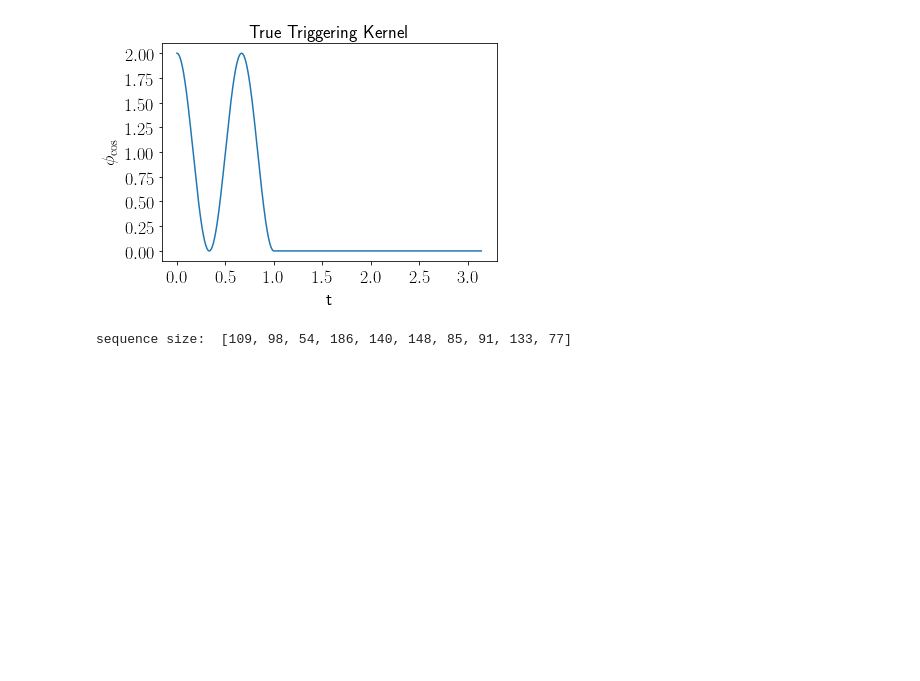
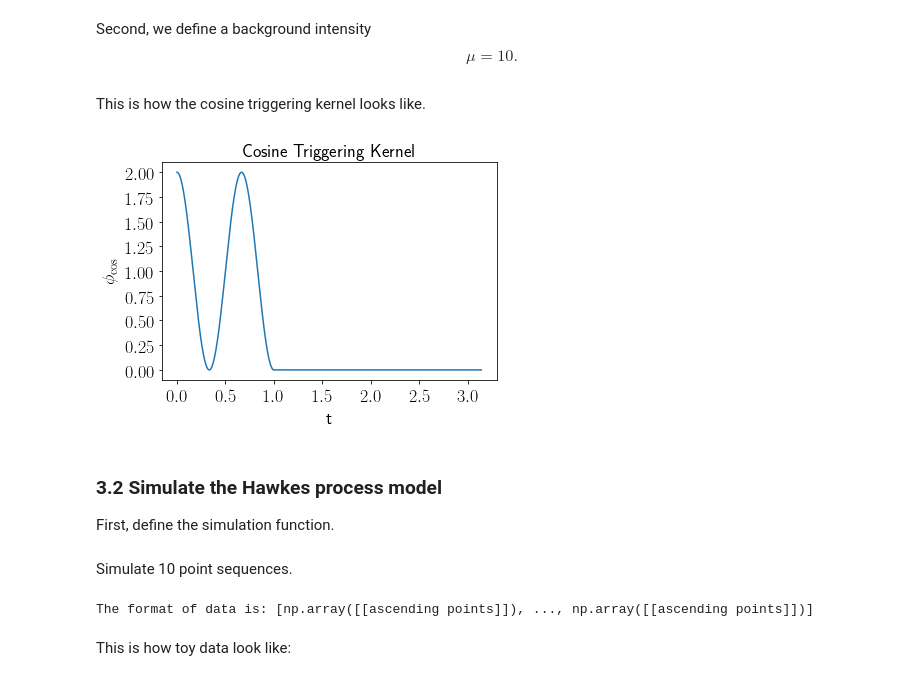
Before and after one commit to RuiZhang2016/Efficient-Nonparametric-Bayesian-Hawkes-Processes, a Jupyter notebook: Gibbs_Hawkes.ipynb, the cells around one changed output. Cells and saved outputs as stored; diff of their text form; code cells hidden in the pictures; blank space fills up the shorter version.

```diff
--- a/Gibbs_Hawkes.ipynb
+++ b/Gibbs_Hawkes.ipynb
@@ -106,0 +118,2 @@ def sij(x, phi, mu):
+# %% [markdown]
+Second, we define a background intensity $$\mu=10.$$
@@ -107,3 +125,20 @@ def sij(x, phi, mu):
+# %% [markdown]
+This is how the cosine triggering kernel looks like.
+# %%
+# visualize the triggering kernel
+xplot = np.linspace(0,run_time,1024)
+plt.plot(xplot, tf_phi_cos.value(xplot))
+plt.xlabel('t',fontsize=18)
+plt.ylabel('$\phi_{\cos}$',fontsize=18)
+plt.xticks(fontsize=18)
+plt.yticks(fontsize=18)
+plt.title('Cosine Triggering Kernel',fontsize=18)
+plt.show()
+# %% [output]
+[figure, added]
+# %% [markdown]
+### 3.2 Simulate the Hawkes process model
+First, define the simulation function.
 # %%
 def BS_simulation_stack(phi, mu, run_time):
     # simulate a Hawkes process using the represention of
@@ -122,37 +157,19 @@ def BS_simulation_stack(phi, mu, run_time):
         if p == len(D):
             break
     return D
-
-
-# cosine triggering kernel
-run_time = np.pi
-ts1 = np.linspace(0, 1, 512)
-f = lambda t: np.cos(3*np.pi*t)+1
-ys1 = f(ts1)
-tf_phi_cos = TimeFunction([ts1, ys1])
-
-# visualize the triggering kernel
-xplot = np.linspace(0,run_time,1024)
-plt.plot(xplot, tf_phi_cos.value(xplot))
-plt.xlabel('t',fontsize=18)
-plt.ylabel('$\phi_{\cos}$',fontsize=18)
-plt.xticks(fontsize=18)
-plt.yticks(fontsize=18)
-plt.title('True Triggering Kernel',fontsize=18)
-plt.show()
-
-# backgroun intensity: mu = 10
-ts2 = np.linspace(0, run_time, 256)
-ys2 = np.ones(len(ts2))*10
-tf_mu = TimeFunction([ts2, ys2])
-
-# sample 10 sequences
-Ds = []
-num_hist = 10
-for _ in range(num_hist):
-    D = BS_simulation_stack(tf_phi_cos, tf_mu, run_time)
-    Ds += [D]
-print('sequence size: ', [len(D) for D in Ds])
-# %% [output]
-[figure, removed]
-sequence size:  [109, 98, 54, 186, 140, 148, 85, 91, 133, 77]
+# %% [markdown]
+Simulate 10 point sequences.
+# %%
+num_hist = 10
+hp_data_list = []
+for _ in range(num_hist):
+    D = BS_simulation_stack(tf_phi_cos, tf_mu, run_time)
+    hp_data = np.array(sorted([d[1] for d in D]))
+    hp_data_list += [hp_data]
+
+hp_data_list = [np.array([hist]) for hist in hp_data_list]
+print('The format of data is: [np.array([[ascending points]]), ..., np.array([[ascending points]])]')
+# %% [output]
+The format of data is: [np.array([[ascending points]]), ..., np.array([[ascending points]])]
+# %% [markdown]
+This is how toy data look like:
```
Also changed, not shown: parts of 10 cells of this notebook.
